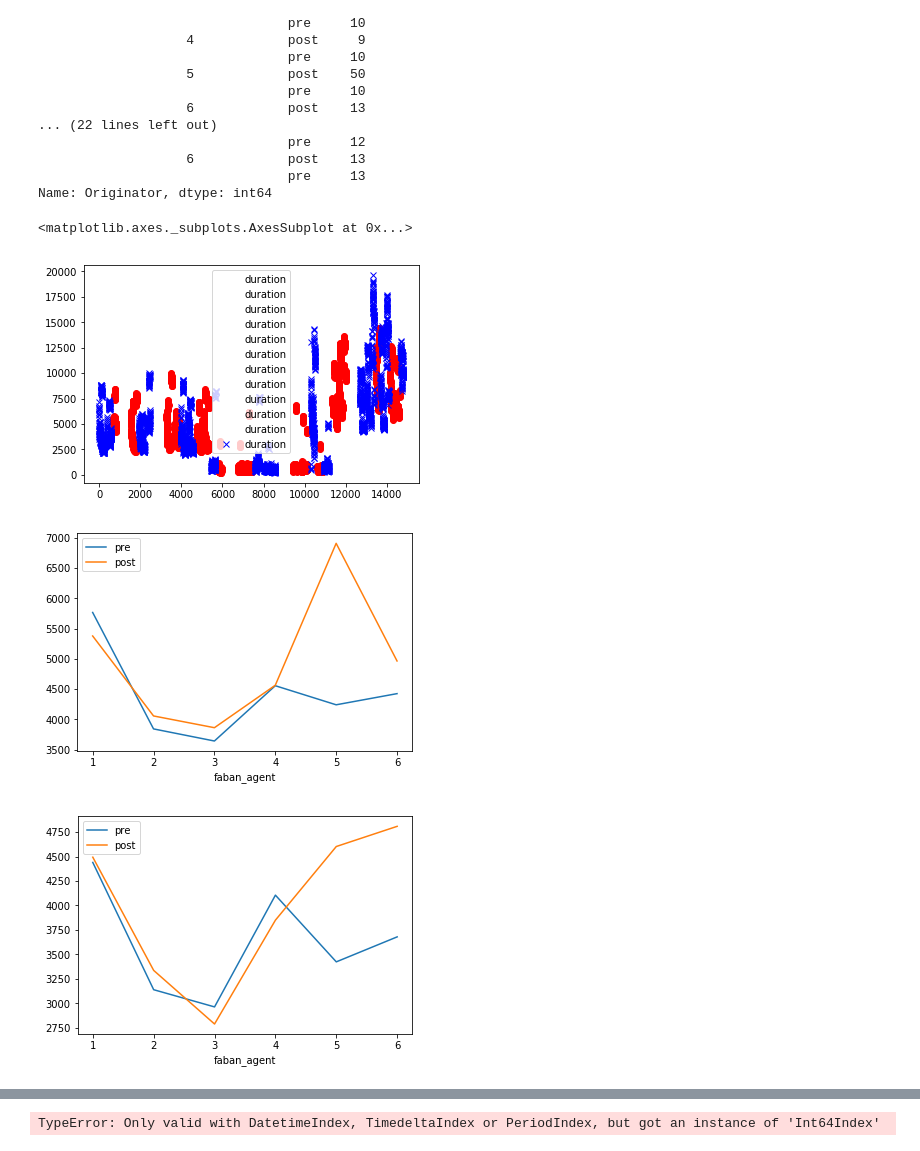
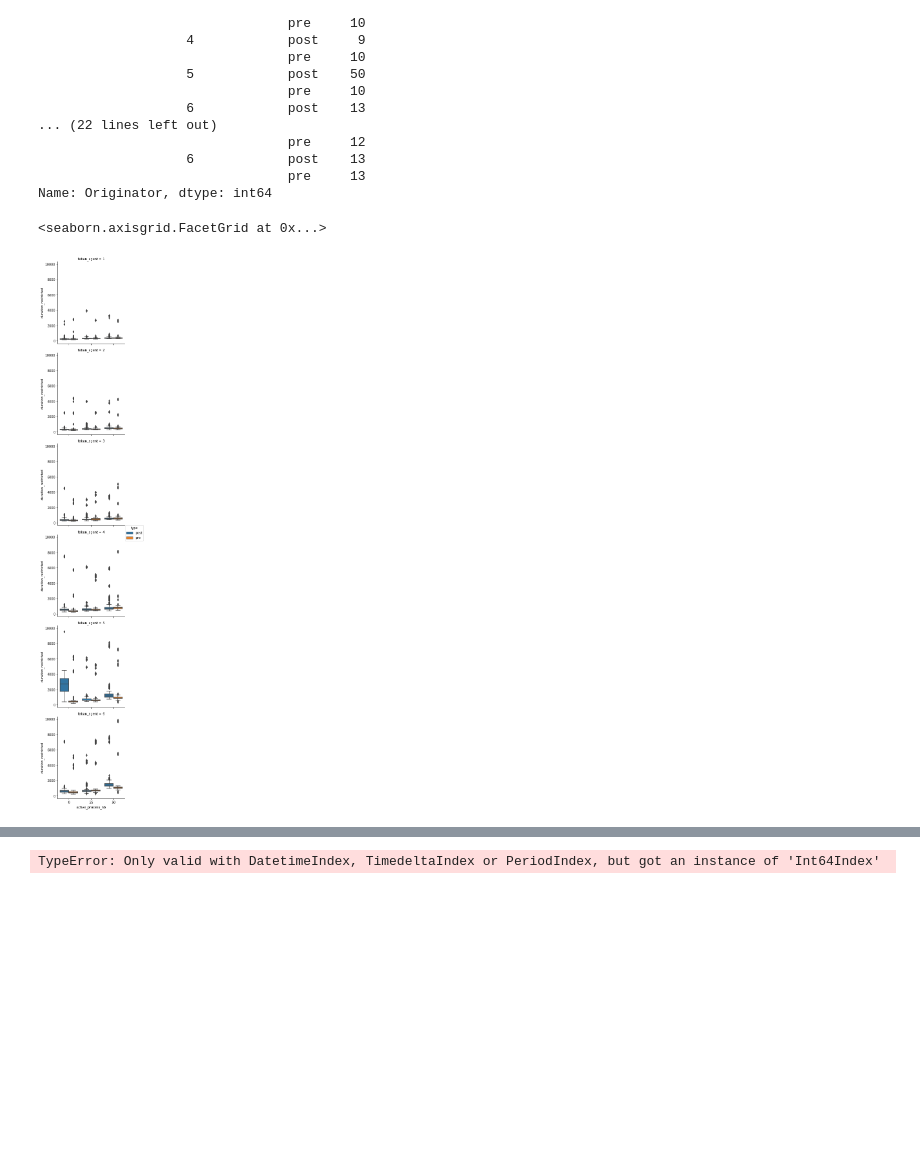
Before and after one commit to guillaumerosinosky/migration_bpms, a Jupyter notebook: xp2_results.ipynb, the cells around one changed output, grey strips where cells are left out. Drawn from its saved outputs; the diff is of its cells as text; code cells hidden in the pictures; blank space fills up the shorter version.

Commit message:
additional plots and results on xp2

```diff
--- a/xp2_results.ipynb
+++ b/xp2_results.ipynb
@@ -159,24 +159,24 @@ active_process_nb  faban_agent  type
                                 pre     13
 Name: Originator, dtype: int64
 # %%
-df = all_data[all_data["start"] < "00:00:30"]
-df = df[df["start"] > "00:00:00"]
-fig, ax = plt.subplots()
+
+#f = all_data.set_index(pd.DatetimeIndex(all_data["relative_start"])).resample("1s", how="mean")
+
 #df.resample("1s", how="mean").plot(y="duration", style="ro",ax=ax)
 #sns.factorplot(x="start", y="duration", hue="faban_agent", data=df)
+#g = sns.FacetGrid(all_data, col="active_process_nb",  row="faban_agent", hue="type")
+#g = (g.map(sns.boxplot, "start", "duration"))
+sns.factorplot(x="active_process_nb", y="duration_restricted", row="faban_agent",  hue="type", data=all_data, kind="box", ci="sd")
 
-
-df[df["type"] =="pre"].groupby(["faban_agent"]).plot(y="duration", style="ro", ax=ax)
-df[df["type"] =="post"].groupby(["faban_agent"]).plot(y="duration", style="bx",ax=ax)
+#df[df["type"] =="pre"].groupby(["faban_agent"]).plot(y="duration", style="ro", ax=ax)
+#df[df["type"] =="post"].groupby(["faban_agent"]).plot(y="duration", style="bx",ax=ax)
 #df.groupby("faban_agent").resample("1s", how="mean").plot(y="duration", style="ro",ax=ax)
-fig, ax = plt.subplots()
-df[df["type"] =="pre"].groupby(["faban_agent"]).mean().plot(y="duration", ax=ax, label="pre")
-df[df["type"] =="post"].groupby(["faban_agent"]).mean().plot(y="duration", ax=ax, label="post")
-fig, ax = plt.subplots()
-df[df["type"] =="pre"].groupby(["faban_agent"]).std().plot(y="duration", ax=ax, label="pre")
-df[df["type"] =="post"].groupby(["faban_agent"]).std().plot(y="duration", ax=ax, label="post")
+#fig, ax = plt.subplots()
+#df[df["type"] =="pre"].groupby(["faban_agent"]).mean().plot(y="duration", ax=ax, label="pre")
+#df[df["type"] =="post"].groupby(["faban_agent"]).mean().plot(y="duration", ax=ax, label="post")
+#fig, ax = plt.subplots()
+#df[df["type"] =="pre"].groupby(["faban_agent"]).std().plot(y="duration", ax=ax, label="pre")
+#df[df["type"] =="post"].groupby(["faban_agent"]).std().plot(y="duration", ax=ax, label="post")
 # %% [output]
-<matplotlib.axes._subplots.AxesSubplot at 0x...>
+<seaborn.axisgrid.FacetGrid at 0x...>
-[figure, old version]
+[figure, new version]
-[figure, removed]
-[figure, removed]
```
Also changed, not shown: parts of 1 cell of this notebook.
